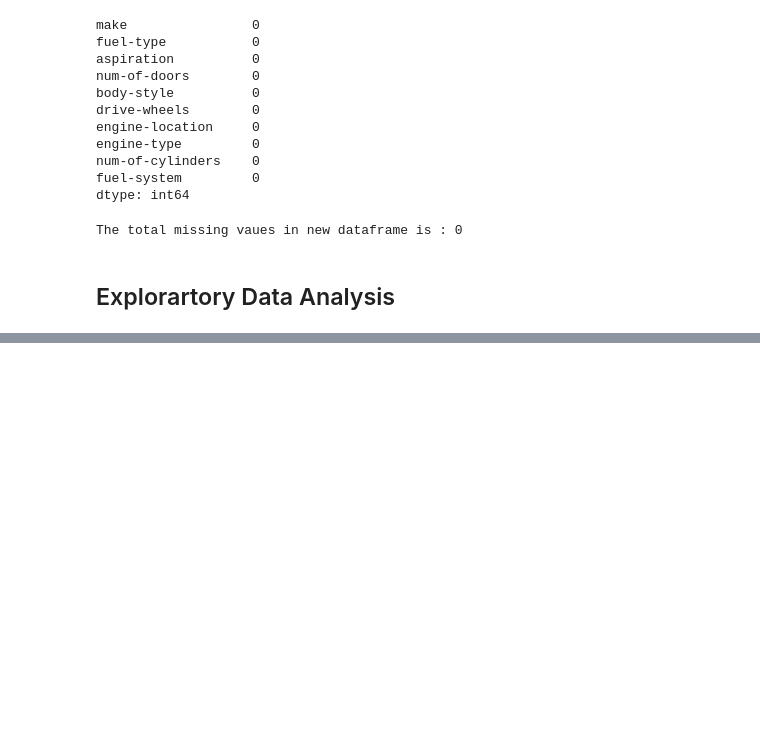
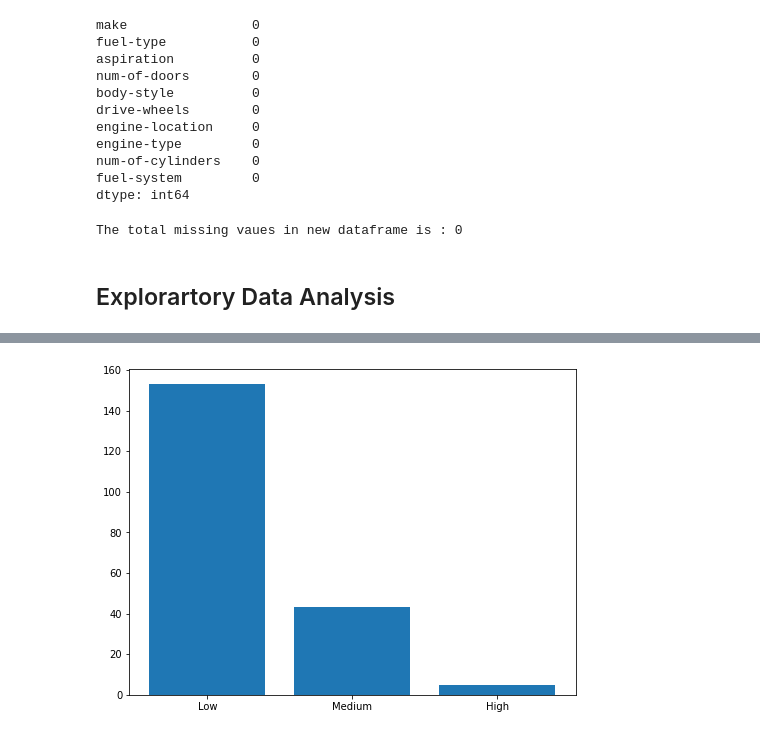
Before and after one commit to obeabi/Automobile_Data_Set, a Jupyter notebook: Auto_EDA.ipynb, the cells around one changed output, grey strips where cells are left out. Cells and saved outputs as stored; diff of their text form; code cells hidden in the pictures; blank space fills up the shorter version.

```diff
--- a/Auto_EDA.ipynb
+++ b/Auto_EDA.ipynb
@@ -588,0 +440,6 @@ df2_ce.head(10)
+# %%
+# plot barchart for horsepower-binned column
+plt.bar(group_names, df['horsepower-binned'].value_counts())
+plt.show()
+# %% [output]
+[figure, added]
```
Also changed, not shown: parts of 75 cells of this notebook.
